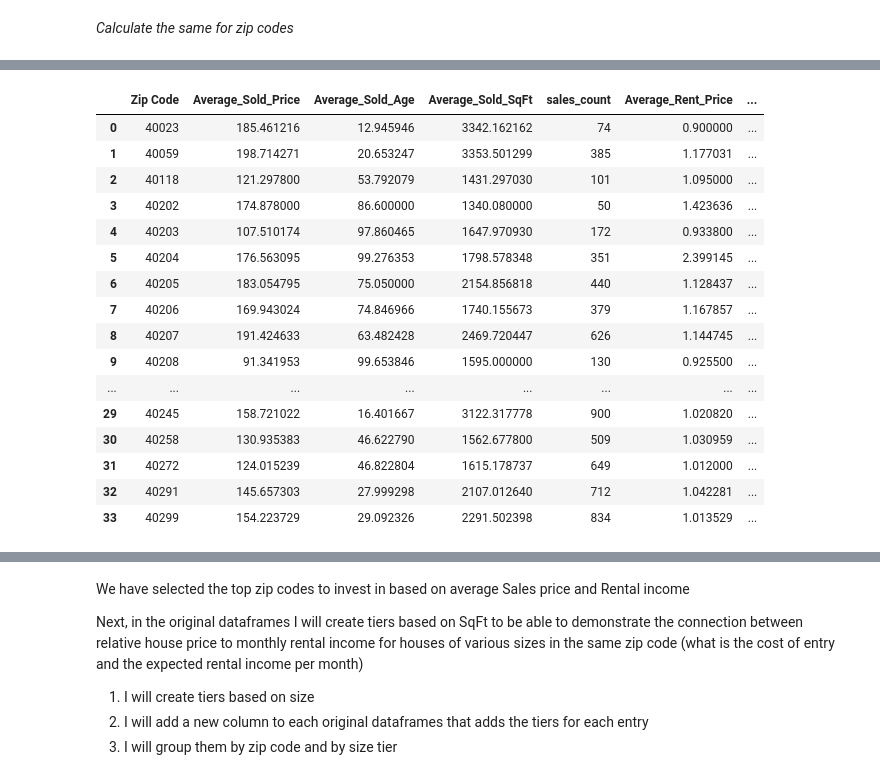
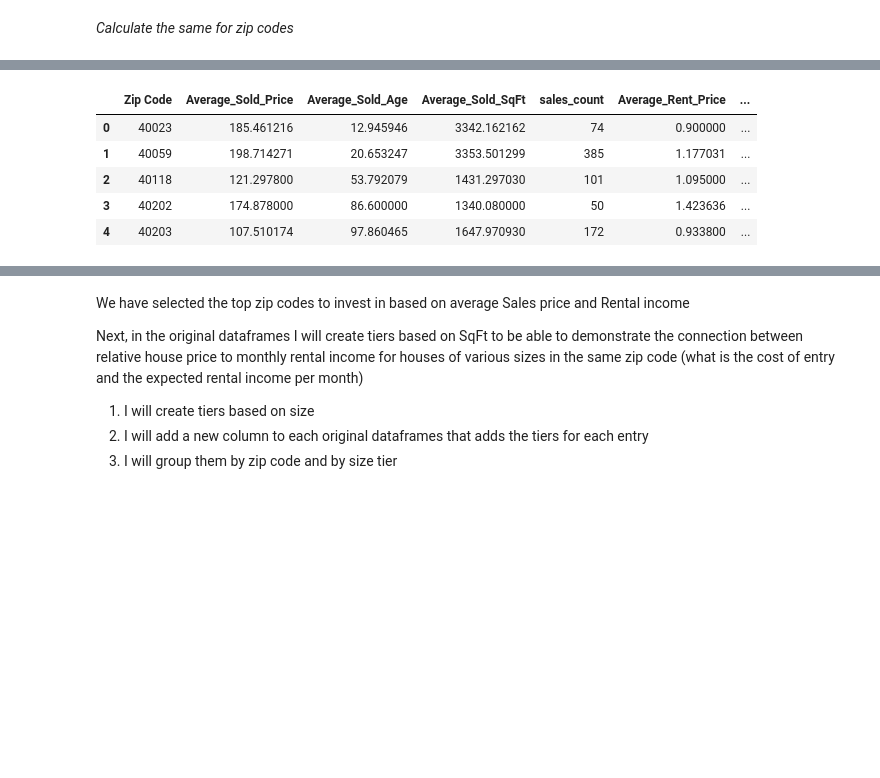
Before and after one commit to Or78Ka/python_project_2021_Orsi_K, a Jupyter notebook: Final python project Orsi K.ipynb, the cells around one changed output, grey strips where cells are left out. Cells and saved outputs as stored; diff of their text form; code cells hidden in the pictures; blank space fills up the shorter version.

```diff
--- a/Final python project Orsi K.ipynb
+++ b/Final python project Orsi K.ipynb
@@ -345,25 +173,14 @@ groupped_zip_rental_df
 # %%
 # Merge the 2 dataframes and only keep the Zip Codes where there is both sales and rental data available
 
 zip_df = pd.merge(groupped_zip_sales_df, groupped_zip_rental_df, on="Zip Code", how='inner')
-zip_df
+zip_df.head()
 # %% [output]
 |  | Zip Code | Average_Sold_Price | Average_Sold_Age | Average_Sold_SqFt | sales_count | Average_Rent_Price | ... |
 | 0 | 40023 | 185.461216 | 12.945946 | 3342.162162 | 74 | 0.900000 | ... |
 | 1 | 40059 | 198.714271 | 20.653247 | 3353.501299 | 385 | 1.177031 | ... |
 | 2 | 40118 | 121.297800 | 53.792079 | 1431.297030 | 101 | 1.095000 | ... |
 | 3 | 40202 | 174.878000 | 86.600000 | 1340.080000 | 50 | 1.423636 | ... |
 | 4 | 40203 | 107.510174 | 97.860465 | 1647.970930 | 172 | 0.933800 | ... |
-| 5 | 40204 | 176.563095 | 99.276353 | 1798.578348 | 351 | 2.399145 | ... |
-| 6 | 40205 | 183.054795 | 75.050000 | 2154.856818 | 440 | 1.128437 | ... |
-| 7 | 40206 | 169.943024 | 74.846966 | 1740.155673 | 379 | 1.167857 | ... |
-| 8 | 40207 | 191.424633 | 63.482428 | 2469.720447 | 626 | 1.144745 | ... |
-| 9 | 40208 | 91.341953 | 99.653846 | 1595.000000 | 130 | 0.925500 | ... |
-| ... | ... | ... | ... | ... | ... | ... | ... |
-| 29 | 40245 | 158.721022 | 16.401667 | 3122.317778 | 900 | 1.020820 | ... |
-| 30 | 40258 | 130.935383 | 46.622790 | 1562.677800 | 509 | 1.030959 | ... |
-| 31 | 40272 | 124.015239 | 46.822804 | 1615.178737 | 649 | 1.012000 | ... |
-| 32 | 40291 | 145.657303 | 27.999298 | 2107.012640 | 712 | 1.042281 | ... |
-| 33 | 40299 | 154.223729 | 29.092326 | 2291.502398 | 834 | 1.013529 | ... |
 # %%
 zip_df['rent_sales_ratio'] = pd.eval('zip_df.Average_Rent_Price/zip_df.Average_Sold_Price')*1000
```
Also changed, not shown: parts of 27 cells of this notebook, 1 other file.
